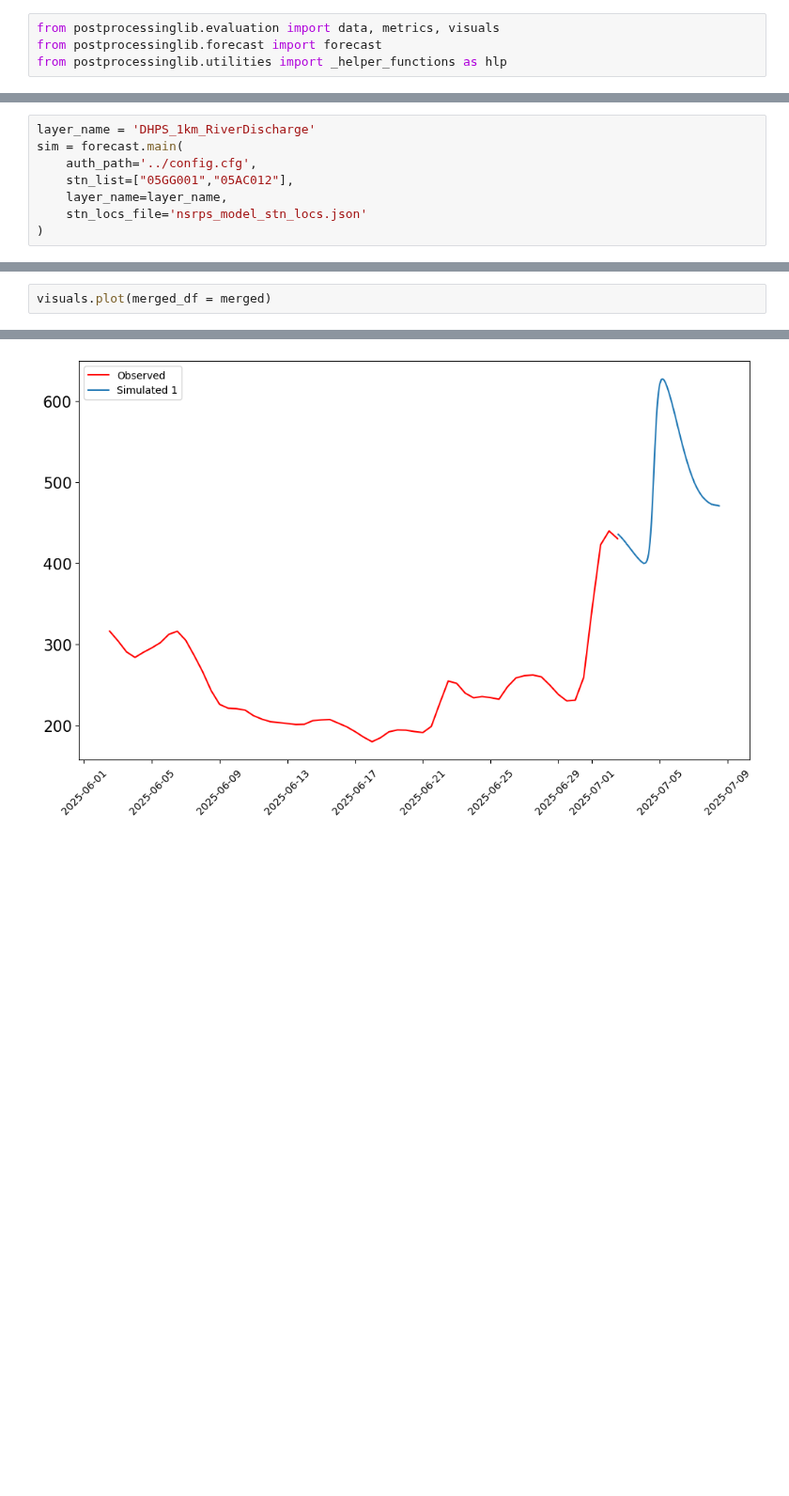
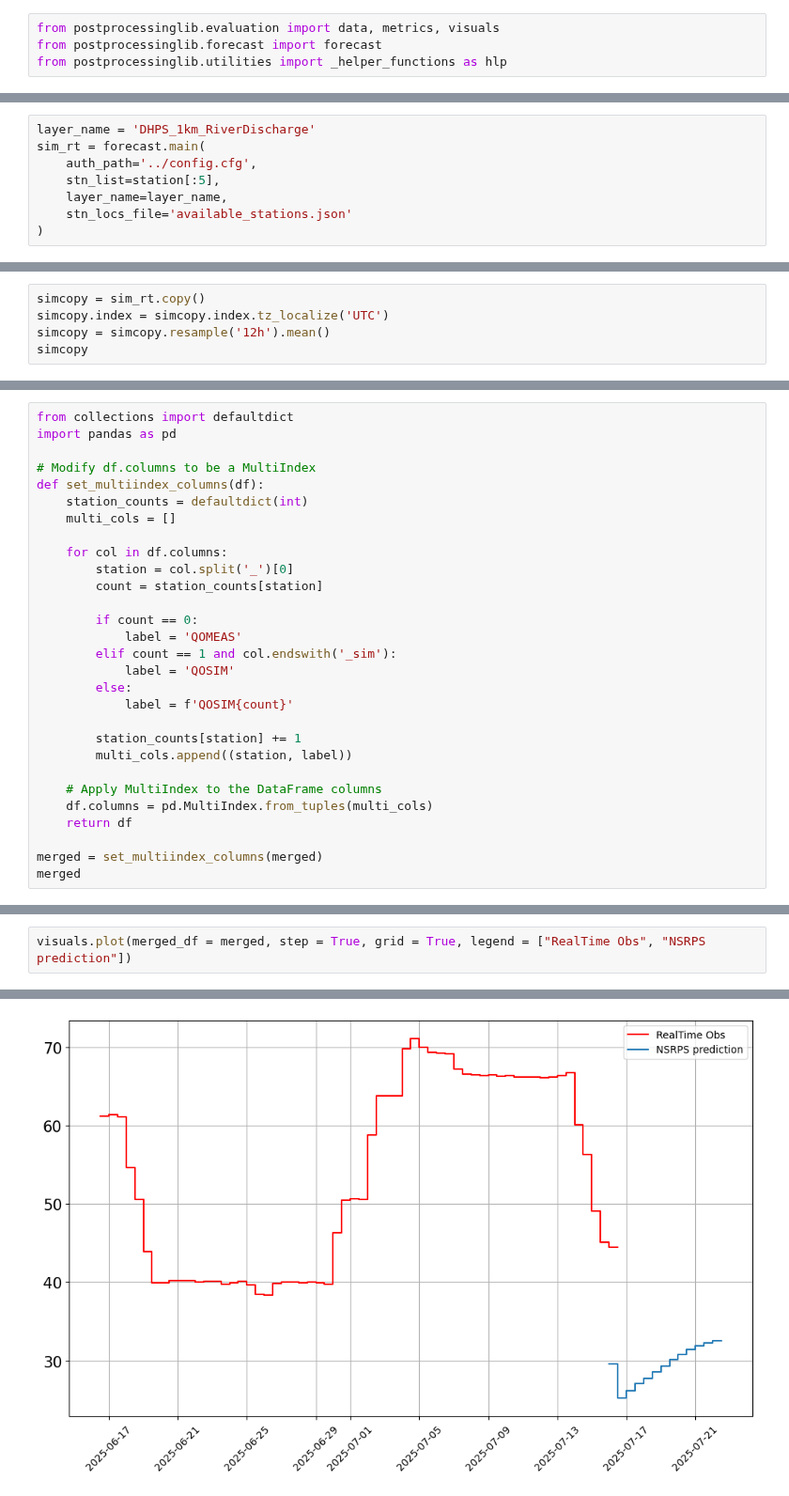
Before and after one commit to UchechukwuUdenze/NHS_PostProcessing, a Jupyter notebook: postprocessinglib/forecast/ehps.ipynb, the cells around one changed output, grey strips where cells are left out. Shown at 94% size. Cells and saved outputs as stored; diff of their text form; blank space fills up the shorter version.

Commit message:
Tested the forecast alongside realtime and historical data. Looks good

```diff
--- a/postprocessinglib/forecast/ehps.ipynb
+++ b/postprocessinglib/forecast/ehps.ipynb
@@ -989,9 +1021,9 @@ df_rt
 # %%
 layer_name = 'DHPS_1km_RiverDischarge'
-sim = forecast.main(
+sim_rt = forecast.main(
     auth_path='../config.cfg',
-    stn_list=["05GG001","05AC012"],
+    stn_list=station[:5],
     layer_name=layer_name,
-    stn_locs_file='nsrps_model_stn_locs.json'
+    stn_locs_file='available_stations.json'
 )
 # %% [output]
@@ -1019,0 +1052,5 @@ sim
+# %%
+simcopy = sim_rt.copy()
+simcopy.index = simcopy.index.tz_localize('UTC')
+simcopy = simcopy.resample('12h').mean()
+simcopy
@@ -1060,0 +1107,29 @@ merged
+# %%
+from collections import defaultdict
+import pandas as pd
+
+# Modify df.columns to be a MultiIndex
+def set_multiindex_columns(df):
+    station_counts = defaultdict(int)
+    multi_cols = []
+
+    for col in df.columns:
+        station = col.split('_')[0]
+        count = station_counts[station]
+
+        if count == 0:
+            label = 'QOMEAS'
+        elif count == 1 and col.endswith('_sim'):
+            label = 'QOSIM'
+        else:
+            label = f'QOSIM{count}'
+
+        station_counts[station] += 1
+        multi_cols.append((station, label))
+
+    # Apply MultiIndex to the DataFrame columns
+    df.columns = pd.MultiIndex.from_tuples(multi_cols)
+    return df
+
+merged = set_multiindex_columns(merged)
+merged
@@ -1061,5 +1153,5 @@ merged
 # %%
-visuals.plot(merged_df = merged)
+visuals.plot(merged_df = merged, step = True, grid = True, legend = ["RealTime Obs", "NSRPS prediction"])
 # %% [output]
 Number of simulated data columns: 1
 Number of linewidths provided is less than the number of columns. Number of columns : 2. Number of linewidths provided is:  1. Defaulting to 1.5
@@ -1068 +1159 @@ Number of legends provided is less than the number of columns. Number of columns
-[figure, old version]
+[figure, new version]
```
Also changed, not shown: parts of 31 cells of this notebook, 4 other files.
